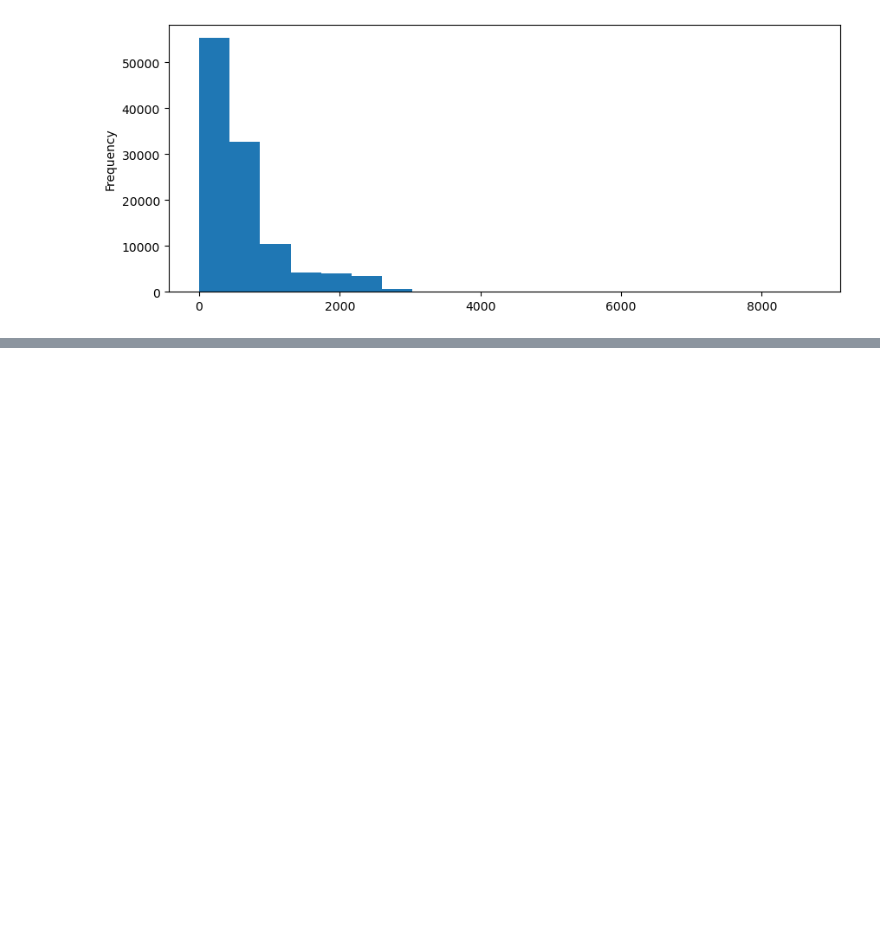
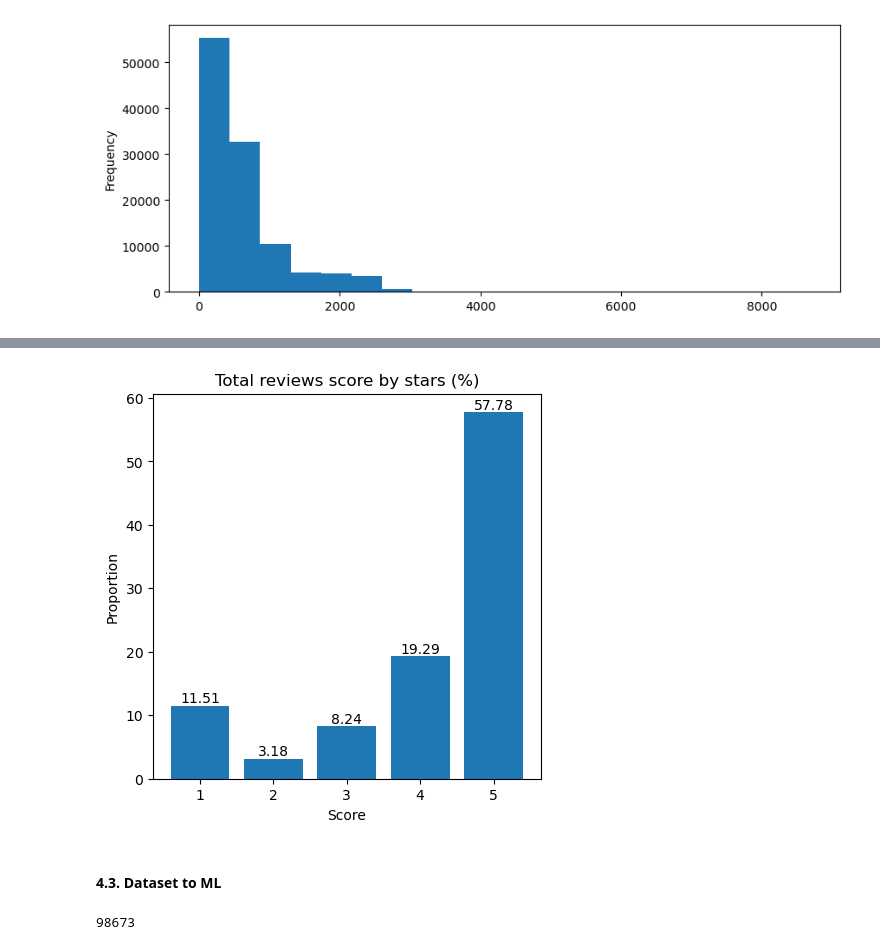
Before and after one commit to bruno-lima98/portfolio-olist-brazilian-ecommerce, a Jupyter notebook: main.ipynb, the cells around one changed output, grey strips where cells are left out. Drawn from its saved outputs; the diff is of its cells as text; code cells hidden in the pictures; blank space fills up the shorter version.

Commit message:
final treatment of datasets

```diff
--- a/main.ipynb
+++ b/main.ipynb
@@ -483,0 +535,7 @@ df_2["distance_km"].plot(kind="hist", bins=20, figsize=(10,4))
+# %%
+df_4 = pd.concat([
+    df_order_reviews["review_score"].value_counts(),
+    round(df_order_reviews["review_score"].value_counts(normalize=True)*100,2)
+    ],axis=1).reset_index().sort_values(by="review_score").reset_index(drop=True)
+
+df_4
@@ -483,0 +549,18 @@ df_2["distance_km"].plot(kind="hist", bins=20, figsize=(10,4))
+# %%
+plt.figure(figsize=(5,5))
+
+bars = plt.bar(
+    df_4["review_score"],
+    df_4["proportion"]
+    )
+
+plt.bar_label(bars, fmt="%.2f")
+plt.xlabel("Score")
+plt.ylabel("Proportion")
+plt.title("Total reviews score by stars (%)")
+
+plt.show()
+# %% [output]
+[figure, added]
+# %% [markdown]
+#### 4.3. Dataset to ML
@@ -483,0 +580,4 @@ df_2["distance_km"].plot(kind="hist", bins=20, figsize=(10,4))
+# %%
+df_order_reviews["order_id"].nunique()
+# %% [output]
+98673
```
Also changed, not shown: parts of 19 cells of this notebook.
